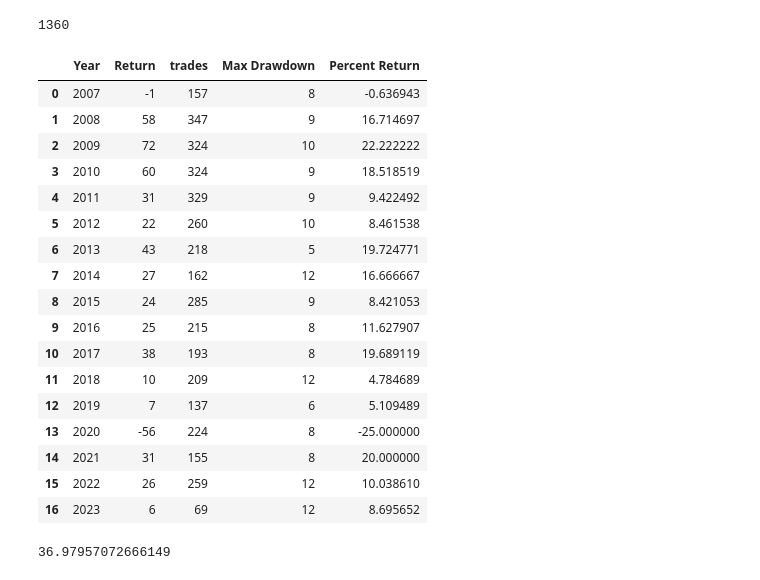
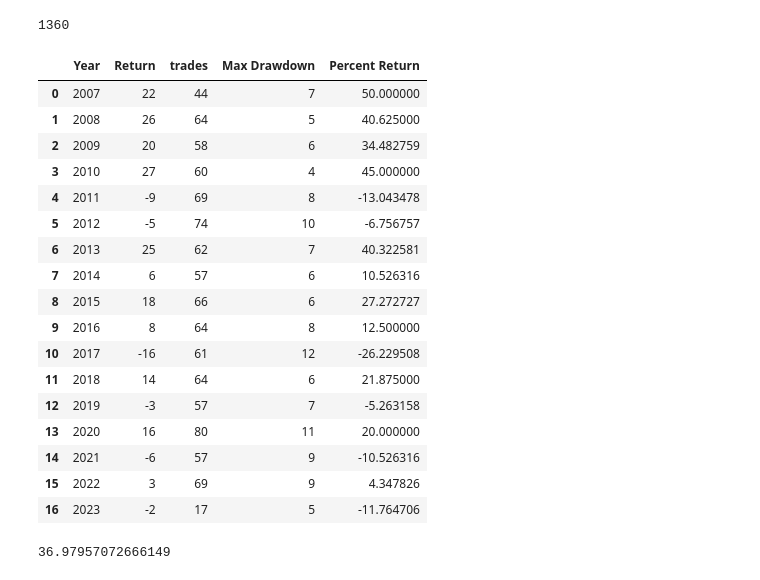
Before and after one commit to EngineerDanny/robust_algo_trader, a Jupyter notebook: cnn/portfolio.ipynb, the cells around one changed output. Drawn from its saved outputs; the diff is of its cells as text; code cells hidden in the pictures.

```diff
--- a/cnn/portfolio.ipynb
+++ b/cnn/portfolio.ipynb
@@ -93,7 +93,7 @@ df
 # df = pd.read_csv("/projects/genomic-ml/da2343/ml_project_2/cnn/ml_2_trades_threshold_0.5_seq_fix_USDJPY_H1_2007_2023.csv")
 # df = pd.read_csv("/projects/genomic-ml/da2343/ml_project_2/cnn/ml_2_trades_threshold_0.5_seq_USDJPY_H1_2007_2023.csv")
 
-df = pd.read_csv("/projects/genomic-ml/da2343/ml_project_2/cnn/ml_2_trades_threshold_0.5_seq_fix_EURUSD_H1_2007_2023.csv")
+df = pd.read_csv("/projects/genomic-ml/da2343/ml_project_2/cnn/ml_2_trades_threshold_0.95_seq_fix_EURUSD_H1_2007_2023.csv")
 
 df['Date_Time'] = pd.to_datetime(df['Date_Time'])
 df['Year'] = df['Date_Time'].dt.year
@@ -158,7 +158,7 @@ df
 df = pd.read_csv("/projects/genomic-ml/da2343/ml_project_2/cnn/dummy_trades_seq_fix_EURUSD_H1_2007_2023.csv")
 # df = pd.read_csv("/projects/genomic-ml/da2343/ml_project_2/cnn/ml_2_trades_threshold_0.5_seq_USDJPY_H1_2007_2023.csv")
 
-# df = pd.read_csv("/projects/genomic-ml/da2343/ml_project_2/cnn/ml_2_trades_threshold_0.5_seq_fix_USDJPY_H1_2007_2023.csv")
+df = pd.read_csv("/projects/genomic-ml/da2343/ml_project_2/cnn/ml_2_trades_threshold_0.95_seq_fix_EURUSD_H1_2007_2023.csv")
 
 df['Date_Time'] = pd.to_datetime(df['Date_Time'])
 df['Year'] = df['Date_Time'].dt.year
@@ -166,50 +166,50 @@ df['Return'] = np.where(df['label'] == 1, 2, -1)
 
 # Create Max Drawdown column
 max_drawdown_df = df.copy()
 max_drawdown_df = max_drawdown_df[['Year', 'Return', 'label']]
 max_drawdown = 0
 max_drawdown_column = []
 for index, row in max_drawdown_df.iterrows():
     if row['Return'] == 2:
         max_drawdown = 0
     elif row['Return'] == -1:
         max_drawdown += 1
     max_drawdown_column.append(max_drawdown)
 max_drawdown_df['Max Drawdown'] = max_drawdown_column
 max_drawdown_df = max_drawdown_df.groupby(['Year']).agg({'Max Drawdown': 'max'}).reset_index()
 
 
 # for each year, sum the returns and count the number of labels as trades
 df = df.groupby(['Year']).agg({'Return': 'sum', 'label': 'count'}).reset_index()
 df['trades'] = df['label']
 df.drop(['label'], axis=1, inplace=True)
 df = pd.merge(df, max_drawdown_df, on='Year')
 
 
 df['Percent Return'] = (df['Return'] / df['trades']) * 100
 # df['Percent Max Drawdown'] = (df['Max Drawdown'] / df['trades']) * -100
 
 # merge the two dataframes
 df
 # %% [output]
 |  | Year | Return | trades | Max Drawdown | Percent Return |
-| 0 | 2007 | -1 | 157 | 8 | -0.636943 |
-| 1 | 2008 | 58 | 347 | 9 | 16.714697 |
-| 2 | 2009 | 72 | 324 | 10 | 22.222222 |
-| 3 | 2010 | 60 | 324 | 9 | 18.518519 |
-| 4 | 2011 | 31 | 329 | 9 | 9.422492 |
-| 5 | 2012 | 22 | 260 | 10 | 8.461538 |
-| 6 | 2013 | 43 | 218 | 5 | 19.724771 |
-| 7 | 2014 | 27 | 162 | 12 | 16.666667 |
-| 8 | 2015 | 24 | 285 | 9 | 8.421053 |
-| 9 | 2016 | 25 | 215 | 8 | 11.627907 |
-| 10 | 2017 | 38 | 193 | 8 | 19.689119 |
-| 11 | 2018 | 10 | 209 | 12 | 4.784689 |
-| 12 | 2019 | 7 | 137 | 6 | 5.109489 |
-| 13 | 2020 | -56 | 224 | 8 | -25.000000 |
-| 14 | 2021 | 31 | 155 | 8 | 20.000000 |
-| 15 | 2022 | 26 | 259 | 12 | 10.038610 |
-| 16 | 2023 | 6 | 69 | 12 | 8.695652 |
+| 0 | 2007 | 22 | 44 | 7 | 50.000000 |
+| 1 | 2008 | 26 | 64 | 5 | 40.625000 |
+| 2 | 2009 | 20 | 58 | 6 | 34.482759 |
+| 3 | 2010 | 27 | 60 | 4 | 45.000000 |
+| 4 | 2011 | -9 | 69 | 8 | -13.043478 |
+| 5 | 2012 | -5 | 74 | 10 | -6.756757 |
+| 6 | 2013 | 25 | 62 | 7 | 40.322581 |
+| 7 | 2014 | 6 | 57 | 6 | 10.526316 |
+| 8 | 2015 | 18 | 66 | 6 | 27.272727 |
+| 9 | 2016 | 8 | 64 | 8 | 12.500000 |
+| 10 | 2017 | -16 | 61 | 12 | -26.229508 |
+| 11 | 2018 | 14 | 64 | 6 | 21.875000 |
+| 12 | 2019 | -3 | 57 | 7 | -5.263158 |
+| 13 | 2020 | 16 | 80 | 11 | 20.000000 |
+| 14 | 2021 | -6 | 57 | 9 | -10.526316 |
+| 15 | 2022 | 3 | 69 | 9 | 4.347826 |
+| 16 | 2023 | -2 | 17 | 5 | -11.764706 |
 # %%
 # dummmy
 x = 1430
```
Also changed, not shown: parts of 4 cells of this notebook, 1 other file.
